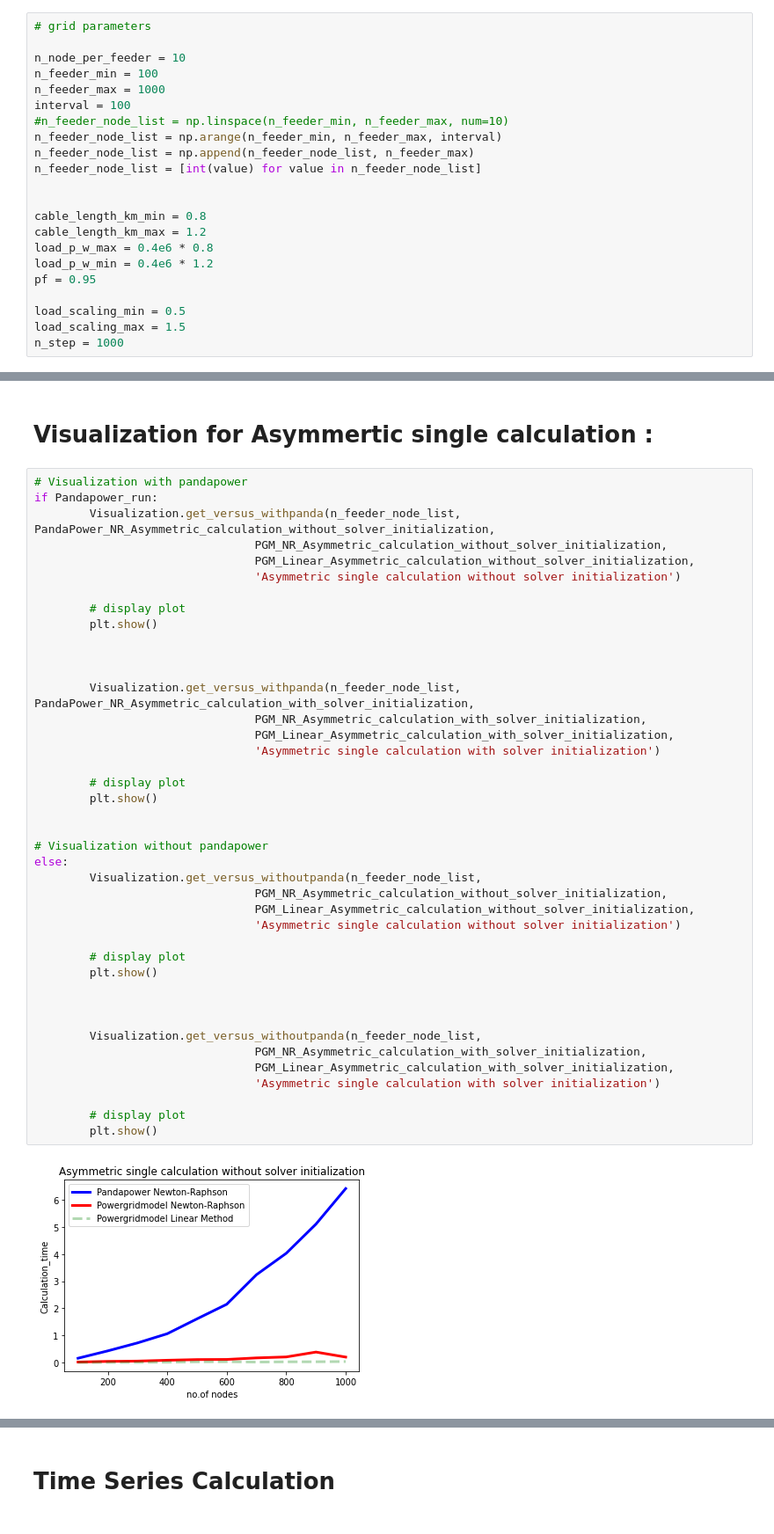
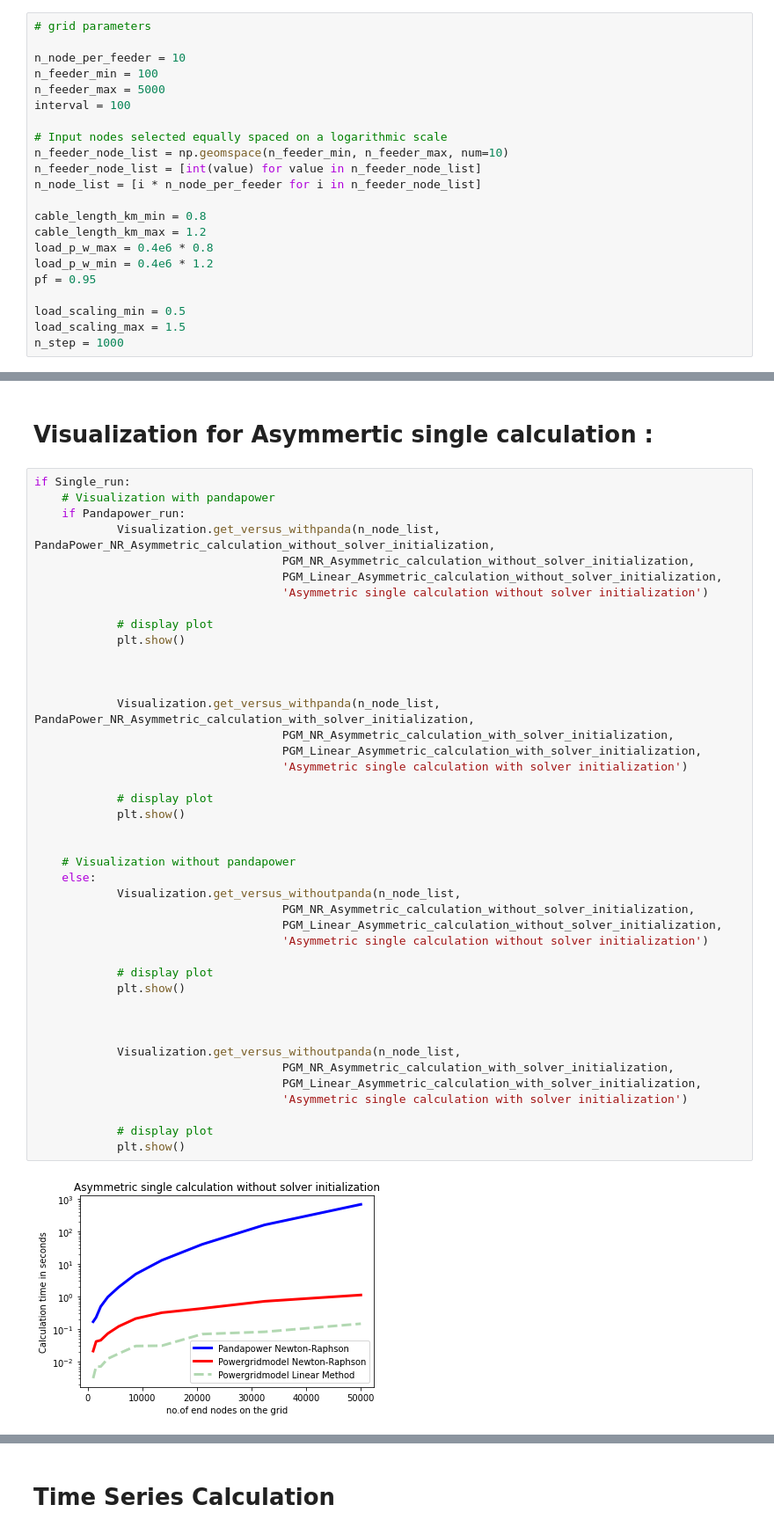
Before and after one commit to PowerGridModel/power-grid-model-benchmark, a Jupyter notebook: Power Grid Model Benchmark.ipynb, the cells around one changed output, grey strips where cells are left out. Shown at 88% size. Cells and saved outputs as stored; diff of their text form.

Commit message:
Make changes to input nodes and format graph output

```diff
--- a/Power Grid Model Benchmark.ipynb
+++ b/Power Grid Model Benchmark.ipynb
@@ -84,13 +84,13 @@ The simulation parameters, for example, the total number of feeders `n_feeder`,
 
 n_node_per_feeder = 10
 n_feeder_min = 100
-n_feeder_max = 1000
+n_feeder_max = 5000
 interval = 100
-#n_feeder_node_list = np.linspace(n_feeder_min, n_feeder_max, num=10)
-n_feeder_node_list = np.arange(n_feeder_min, n_feeder_max, interval)
-n_feeder_node_list = np.append(n_feeder_node_list, n_feeder_max)
+
+# Input nodes selected equally spaced on a logarithmic scale
+n_feeder_node_list = np.geomspace(n_feeder_min, n_feeder_max, num=10)
 n_feeder_node_list = [int(value) for value in n_feeder_node_list]
-
+n_node_list = [i * n_node_per_feeder for i in n_feeder_node_list]
 
 cable_length_km_min = 0.8
 cable_length_km_max = 1.2
@@ -417,45 +394,46 @@ else:
 # %% [markdown]
 # Visualization for Asymmertic single calculation :
 # %%
-# Visualization with pandapower
-if Pandapower_run:
-        Visualization.get_versus_withpanda(n_feeder_node_list, PandaPower_NR_Asymmetric_calculation_without_solver_initialization,
-                                PGM_NR_Asymmetric_calculation_without_solver_initialization,
-                                PGM_Linear_Asymmetric_calculation_without_solver_initialization,
-                                'Asymmetric single calculation without solver initialization')
+if Single_run:
+    # Visualization with pandapower
+    if Pandapower_run:
+            Visualization.get_versus_withpanda(n_node_list, PandaPower_NR_Asymmetric_calculation_without_solver_initialization,
+                                    PGM_NR_Asymmetric_calculation_without_solver_initialization,
+                                    PGM_Linear_Asymmetric_calculation_without_solver_initialization,
+                                    'Asymmetric single calculation without solver initialization')
 
-        # display plot
-        plt.show()
+            # display plot
+            plt.show()
 
 
 
-        Visualization.get_versus_withpanda(n_feeder_node_list, PandaPower_NR_Asymmetric_calculation_with_solver_initialization,
-                                PGM_NR_Asymmetric_calculation_with_solver_initialization,
-                                PGM_Linear_Asymmetric_calculation_with_solver_initialization,
-                                'Asymmetric single calculation with solver initialization')
+            Visualization.get_versus_withpanda(n_node_list, PandaPower_NR_Asymmetric_calculation_with_solver_initialization,
+                                    PGM_NR_Asymmetric_calculation_with_solver_initialization,
+                                    PGM_Linear_Asymmetric_calculation_with_solver_initialization,
+                                    'Asymmetric single calculation with solver initialization')
 
-        # display plot
-        plt.show()
+            # display plot
+            plt.show()
 
 
-# Visualization without pandapower
-else:
-        Visualization.get_versus_withoutpanda(n_feeder_node_list,
-                                PGM_NR_Asymmetric_calculation_without_solver_initialization,
-                                PGM_Linear_Asymmetric_calculation_without_solver_initialization,
-                                'Asymmetric single calculation without solver initialization')
+    # Visualization without pandapower
+    else:
+            Visualization.get_versus_withoutpanda(n_node_list,
+                                    PGM_NR_Asymmetric_calculation_without_solver_initialization,
+                                    PGM_Linear_Asymmetric_calculation_without_solver_initialization,
+                                    'Asymmetric single calculation without solver initialization')
 
-        # display plot
-        plt.show()
+            # display plot
+            plt.show()
 
 
 
-        Visualization.get_versus_withoutpanda(n_feeder_node_list,
-                                PGM_NR_Asymmetric_calculation_with_solver_initialization,
-                                PGM_Linear_Asymmetric_calculation_with_solver_initialization,
-                                'Asymmetric single calculation with solver initialization')
+            Visualization.get_versus_withoutpanda(n_node_list,
+                                    PGM_NR_Asymmetric_calculation_with_solver_initialization,
+                                    PGM_Linear_Asymmetric_calculation_with_solver_initialization,
+                                    'Asymmetric single calculation with solver initialization')
 
-        # display plot
-        plt.show()
+            # display plot
+            plt.show()
 # %% [output]
-[figure, old version]
+[figure, new version]
```
Also changed, not shown: parts of 11 cells of this notebook, 1 other file.
